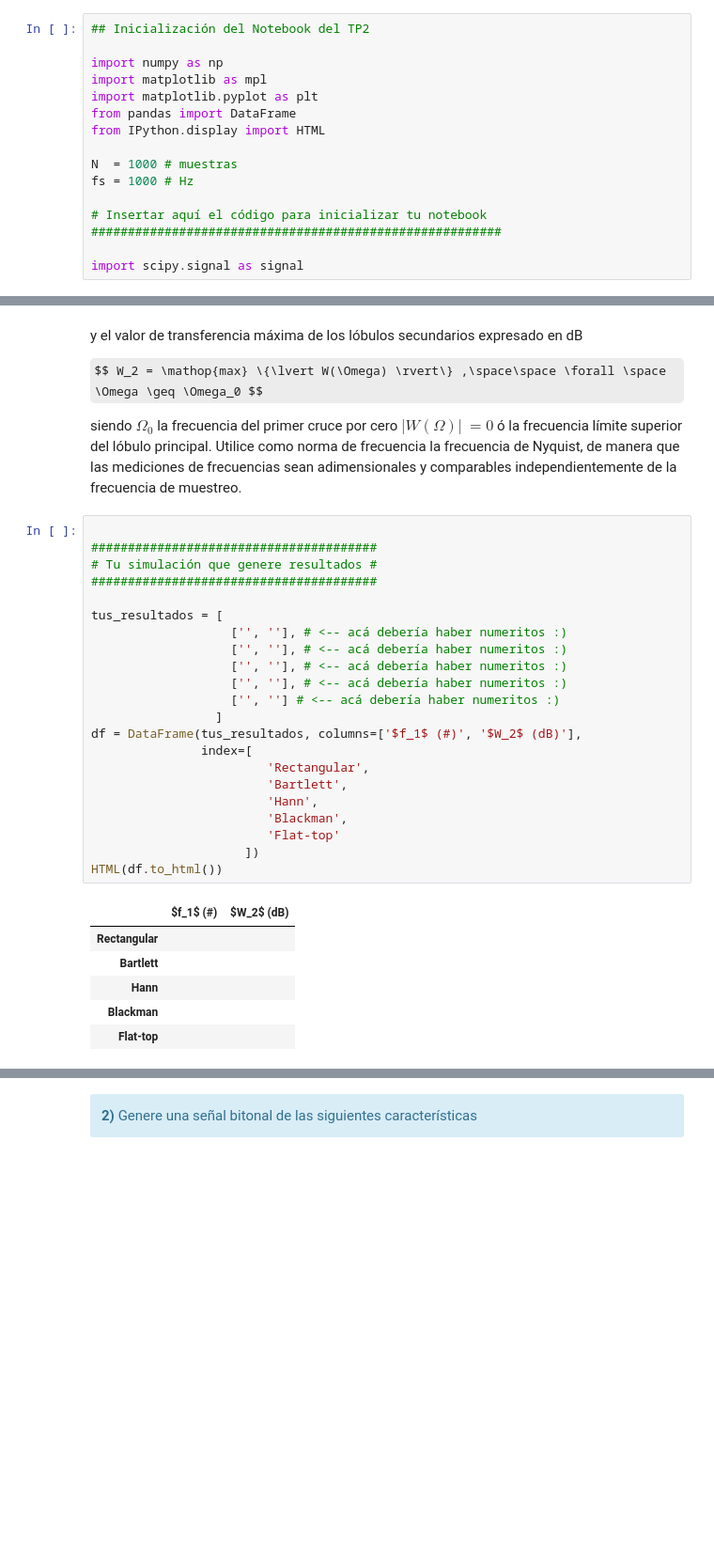
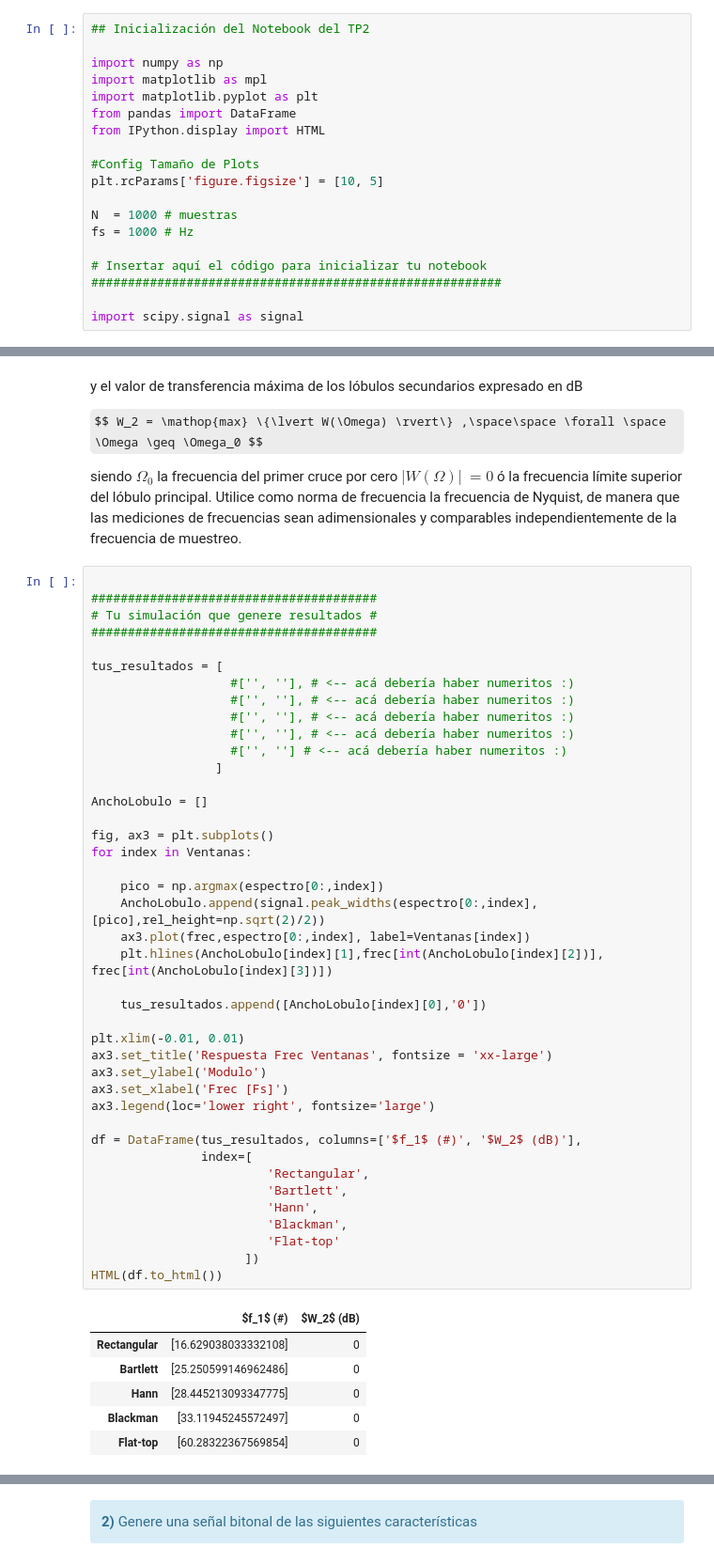
Before and after one commit to fcatuogno/PDS_TPs, a Jupyter notebook: TP2 - Ventanas.ipynb, the cells around one changed output, grey strips where cells are left out. Shown at 94% size. Drawn from its saved outputs; the diff is of its cells as text; some formulas as TeX source; blank space fills up the shorter version.

```diff
--- a/TP2 - Ventanas.ipynb
+++ b/TP2 - Ventanas.ipynb
@@ -37,6 +37,9 @@ import matplotlib.pyplot as plt
 from pandas import DataFrame
 from IPython.display import HTML
 
+#Config Tamaño de Plots
+plt.rcParams['figure.figsize'] = [10, 5]
+
 N  = 1000 # muestras
 fs = 1000 # Hz
 
@@ -109,29 +120,48 @@ siendo $\Omega_0$ la frecuencia del primer cruce por cero $\lvert W(\Omega) \rve
 # %%
 
 #######################################
 # Tu simulación que genere resultados #
 #######################################
 
 tus_resultados = [
-                   ['', ''], # <-- acá debería haber numeritos :)
-                   ['', ''], # <-- acá debería haber numeritos :)
-                   ['', ''], # <-- acá debería haber numeritos :)
-                   ['', ''], # <-- acá debería haber numeritos :)
-                   ['', ''] # <-- acá debería haber numeritos :)
+                   #['', ''], # <-- acá debería haber numeritos :)
+                   #['', ''], # <-- acá debería haber numeritos :)
+                   #['', ''], # <-- acá debería haber numeritos :)
+                   #['', ''], # <-- acá debería haber numeritos :)
+                   #['', ''] # <-- acá debería haber numeritos :)
                  ]
+
+AnchoLobulo = []
+
+fig, ax3 = plt.subplots()
+for index in Ventanas:
+
+    pico = np.argmax(espectro[0:,index])
+    AnchoLobulo.append(signal.peak_widths(espectro[0:,index],[pico],rel_height=np.sqrt(2)/2))
+    ax3.plot(frec,espectro[0:,index], label=Ventanas[index])
+    plt.hlines(AnchoLobulo[index][1],frec[int(AnchoLobulo[index][2])], frec[int(AnchoLobulo[index][3])])
+
+    tus_resultados.append([AnchoLobulo[index][0],'0'])
+
+plt.xlim(-0.01, 0.01)
+ax3.set_title('Respuesta Frec Ventanas', fontsize = 'xx-large')
+ax3.set_ylabel('Modulo')
+ax3.set_xlabel('Frec [Fs]')
+ax3.legend(loc='lower right', fontsize='large')
+
 df = DataFrame(tus_resultados, columns=['$f_1$ (#)', '$W_2$ (dB)'],
                index=[
                         'Rectangular',
                         'Bartlett',
                         'Hann',
                         'Blackman',
                         'Flat-top'
                      ])
 HTML(df.to_html())
 # %% [output]
 |  | $f_1$ (#) | $W_2$ (dB) |
-| Rectangular |  |  |
-| Bartlett |  |  |
-| Hann |  |  |
-| Blackman |  |  |
-| Flat-top |  |  |
+| Rectangular | [16.629038033332108] | 0 |
+| Bartlett | [25.250599146962486] | 0 |
+| Hann | [28.445213093347775] | 0 |
+| Blackman | [33.11945245572497] | 0 |
+| Flat-top | [60.28322367569854] | 0 |
```
Also changed, not shown: parts of 4 cells of this notebook.
